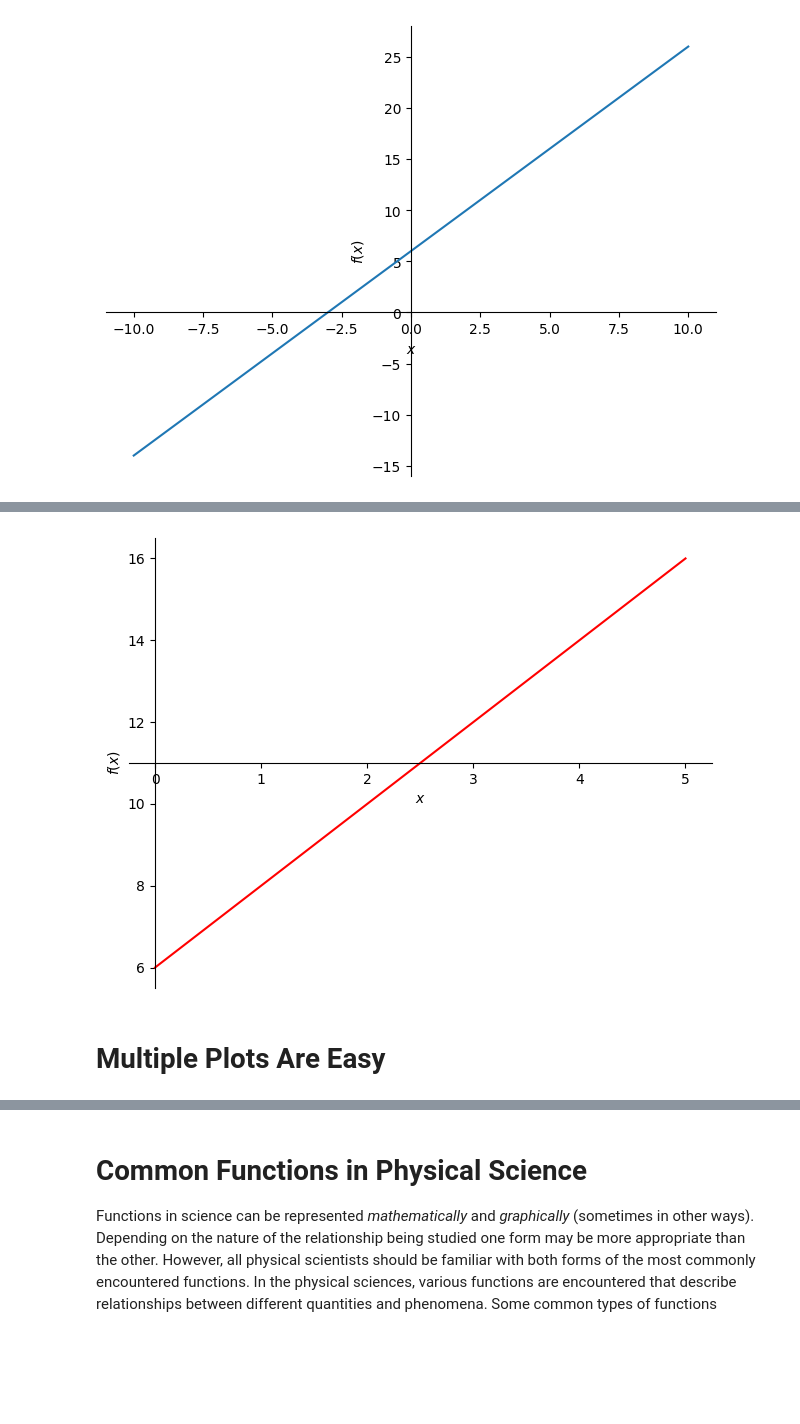
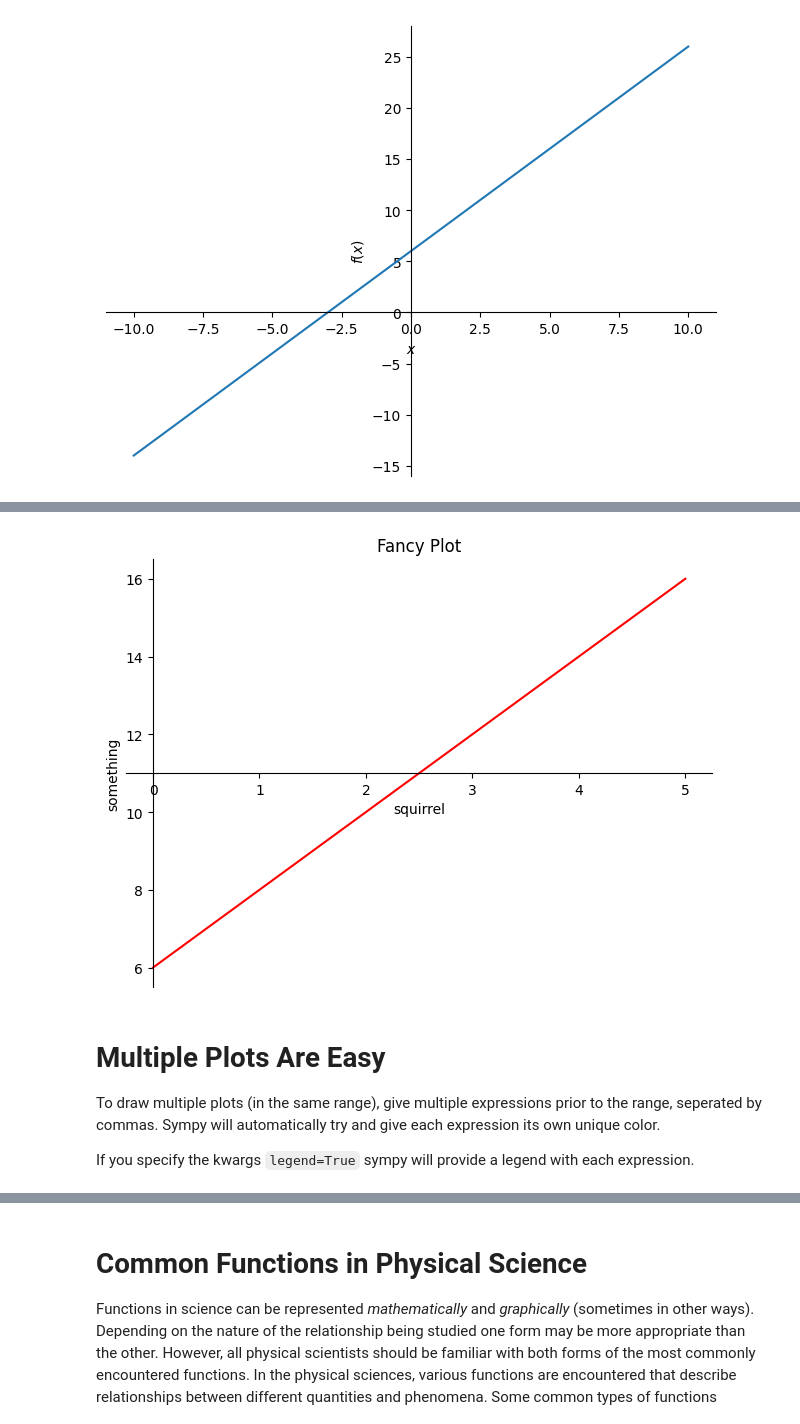
Before and after one commit to heath-barnett/chem3020, a Jupyter notebook: common_functions.ipynb, the cells around one changed output, grey strips where cells are left out. Saved outputs shown, nothing was run; the diff lists cells and outputs as text; code cells hidden in the pictures; blank space fills up the shorter version.

```diff
--- a/common_functions.ipynb
+++ b/common_functions.ipynb
@@ -22,9 +42,13 @@ Change the y-axis min/mas with `ylim=(min,max)` (this works with x-axis as well
 # %%
-p2 = plot(f, (x,0,5),line_color='red')
+p2 = plot(f, (x,0,5),line_color='red',title='Fancy Plot',xlabel='squirrel',ylabel='something')
 # %% [output]
-[figure, old version]
+[figure, new version]
-# %% [markdown]
-# Multiple Plots Are Easy
+# %% [markdown]
+# Multiple Plots Are Easy
+
+To draw multiple plots (in the same range), give multiple expressions prior to the range, seperated by commas. Sympy will automatically try and give each expression its own unique color.
+
+If you specify the kwargs `legend=True` sympy will provide a legend with each expression.
 # %%
 g = x**2
 h = -2*x**2+3
```
Also changed, not shown: parts of 7 cells of this notebook.
